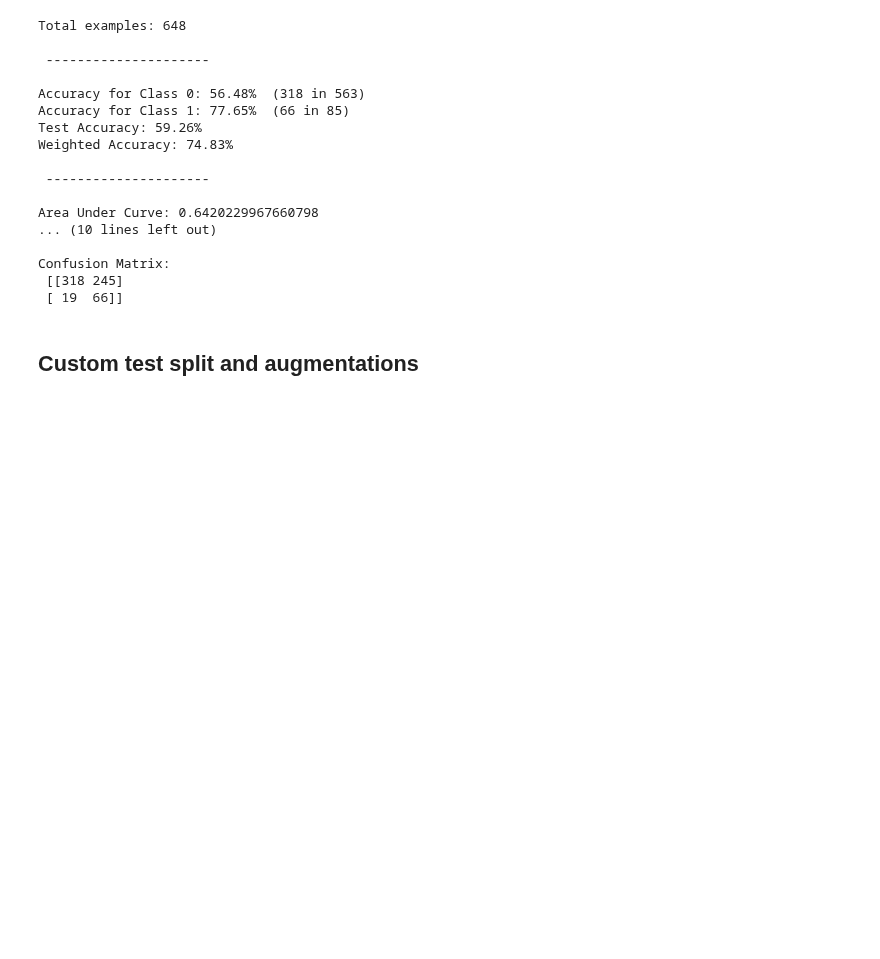
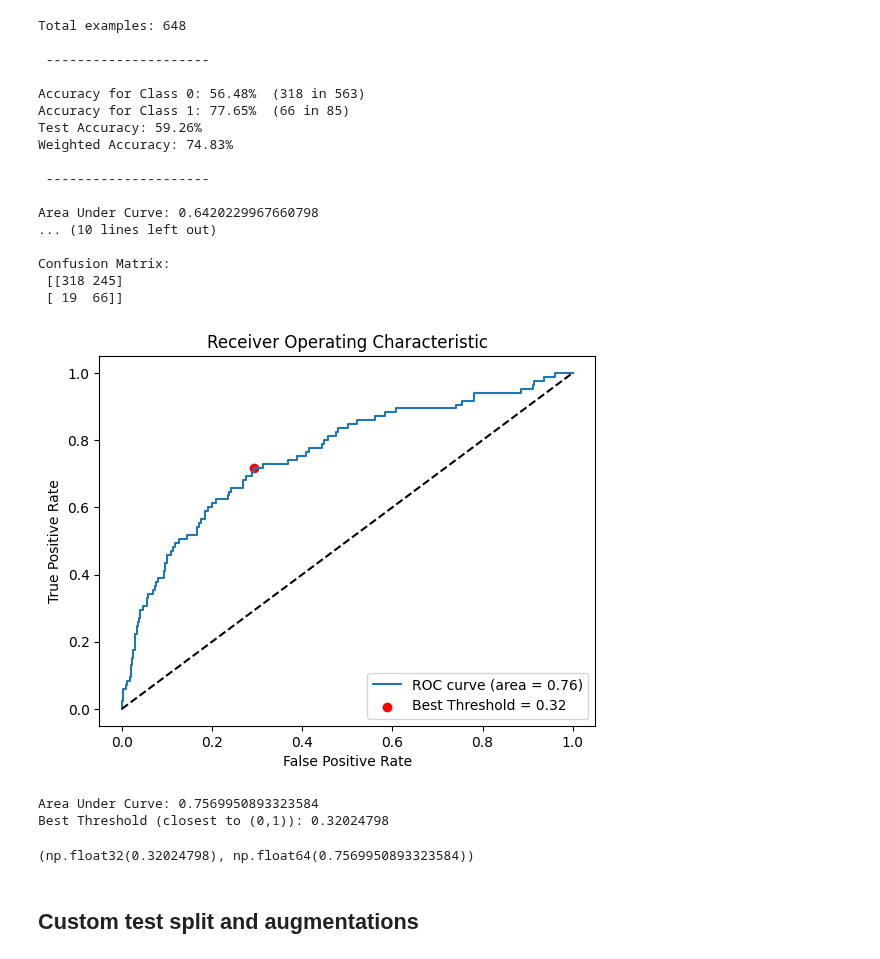
Before and after one commit to rafael-andre1/AI-for-Interstitial-Lung-Disease-Classification, a Jupyter notebook: 3 - resnetTesting/3.1 - introAndSetup/resnetEval.ipynb, the cells around one changed output. Drawn from its saved outputs; the diff is of its cells as text; code cells hidden in the pictures; blank space fills up the shorter version.

```diff
--- a/3 - resnetTesting/3.1 - introAndSetup/resnetEval.ipynb
+++ b/3 - resnetTesting/3.1 - introAndSetup/resnetEval.ipynb
@@ -825,6 +825,13 @@ Area Under Curve: 0.6420229967660798
 Confusion Matrix:
  [[318 245]
  [ 19  66]]
+# %%
+getROC(resnet_custom, test_dataset)
+# %% [output]
+[figure, added]
+Area Under Curve: 0.7569950893323584
+Best Threshold (closest to (0,1)): 0.32024798
+(np.float32(0.32024798), np.float64(0.7569950893323584))
 # %% [markdown]
 ## Custom test split and augmentations
 # %% [markdown]
```
Also changed, not shown: parts of 5 cells of this notebook, 2 other files.
